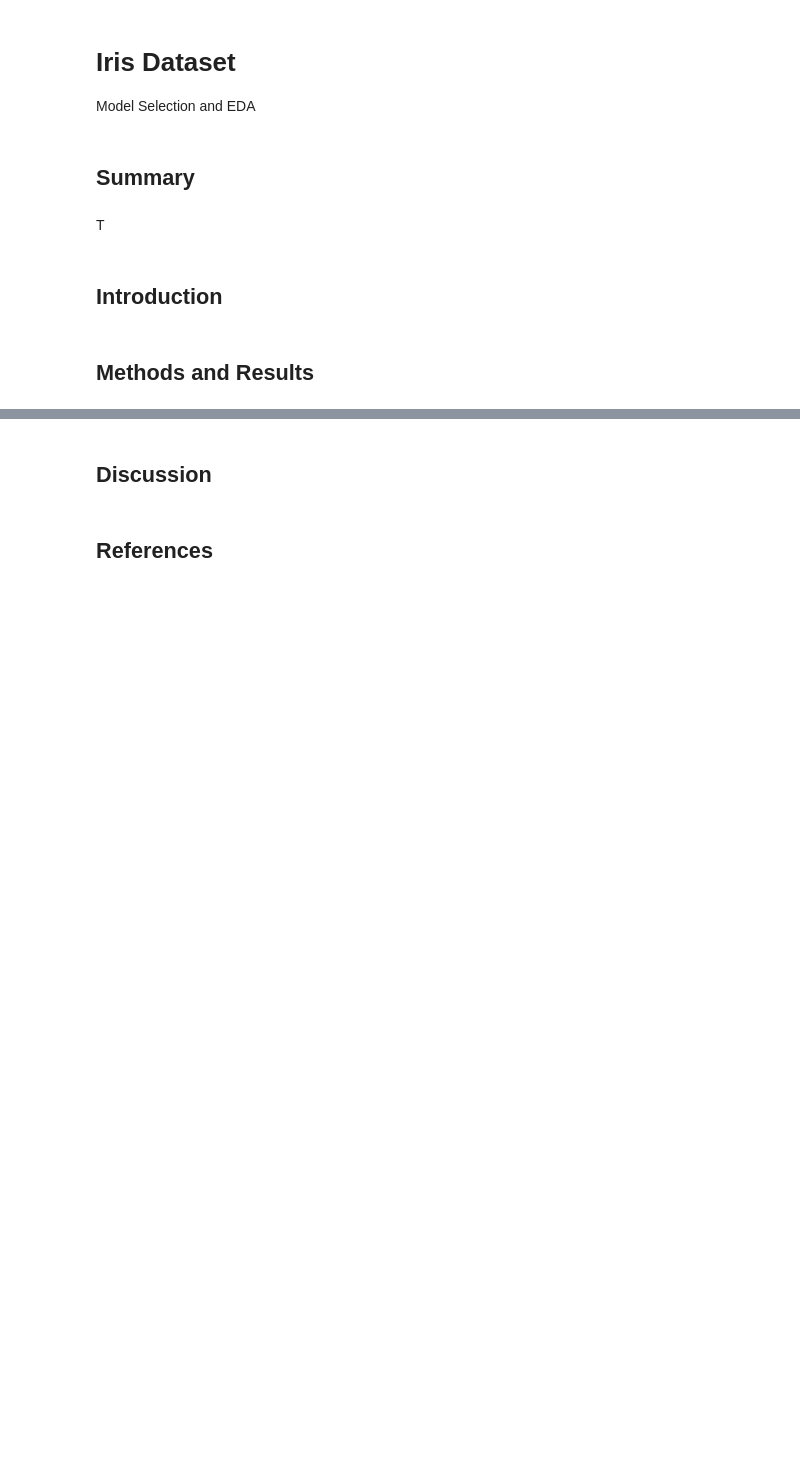
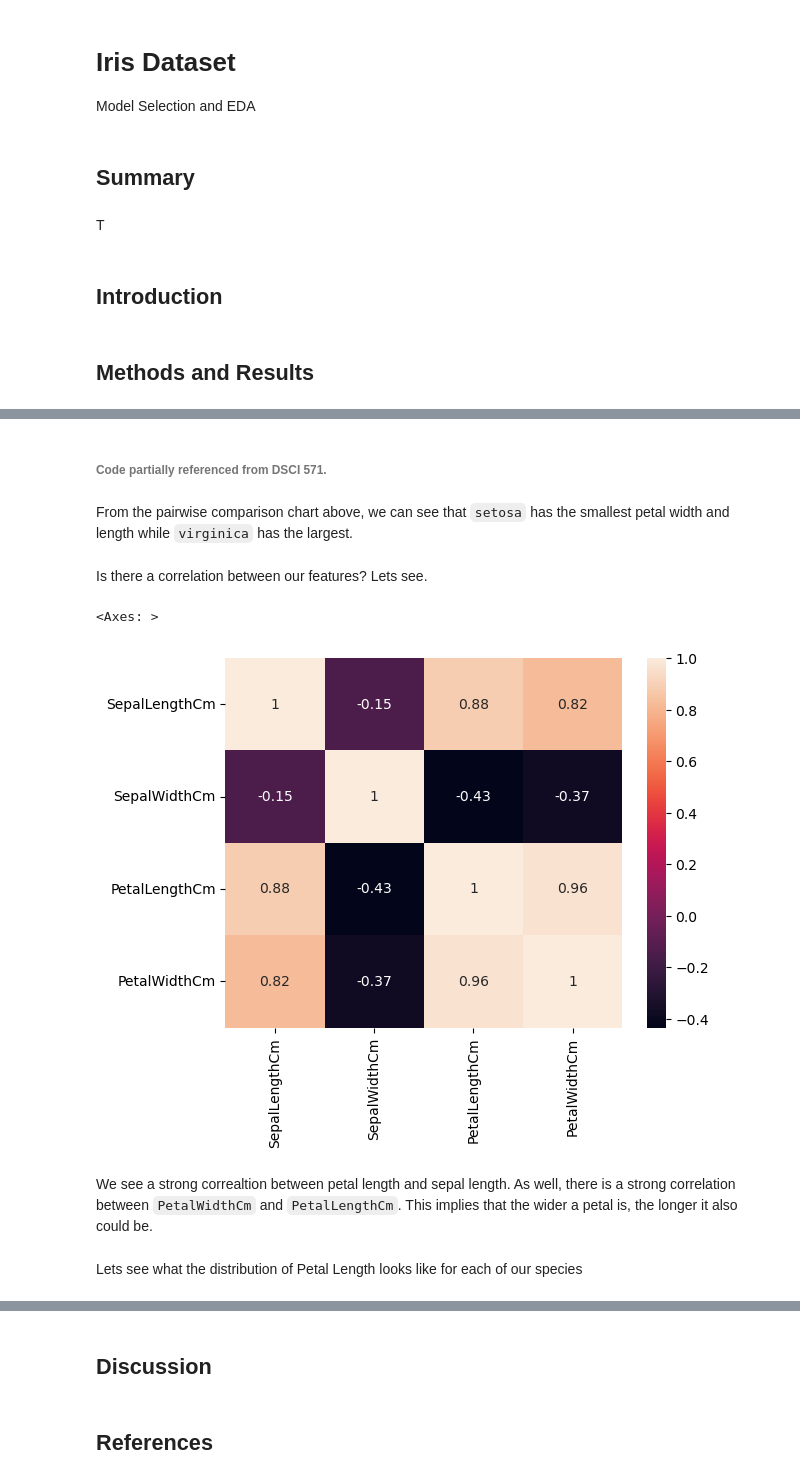
Before and after one commit to hoomanesteki/iris-ml-predictor, a Jupyter notebook: iris_summary.ipynb, the cells around one changed output, grey strips where cells are left out. Saved outputs shown, nothing was run; the diff lists cells and outputs as text; code cells hidden in the pictures; blank space fills up the shorter version.

```diff
--- a/iris_summary.ipynb
+++ b/iris_summary.ipynb
@@ -25,0 +111,16 @@ T
+# %% [markdown]
+###### Code partially referenced from DSCI 571.
+# %% [markdown]
+From the pairwise comparison chart above, we can see that `setosa` has the smallest petal width and length while `virginica` has the largest.
+# %% [markdown]
+Is there a correlation between our features? Lets see.
+# %%
+plt_corr = sns.heatmap(iris_train.drop(columns =['Id', 'Species'], axis=1).corr(), annot=True)
+plt_corr
+# %% [output]
+<Axes: >
+[figure, added]
+# %% [markdown]
+We see a strong correaltion between petal length and sepal length. As well, there is a strong correlation between `PetalWidthCm` and `PetalLengthCm`. This implies that the wider a petal is, the longer it also could be.
+# %% [markdown]
+Lets see what the distribution of Petal Length looks like for each of our species
```
Also changed, not shown: parts of 23 cells of this notebook.
